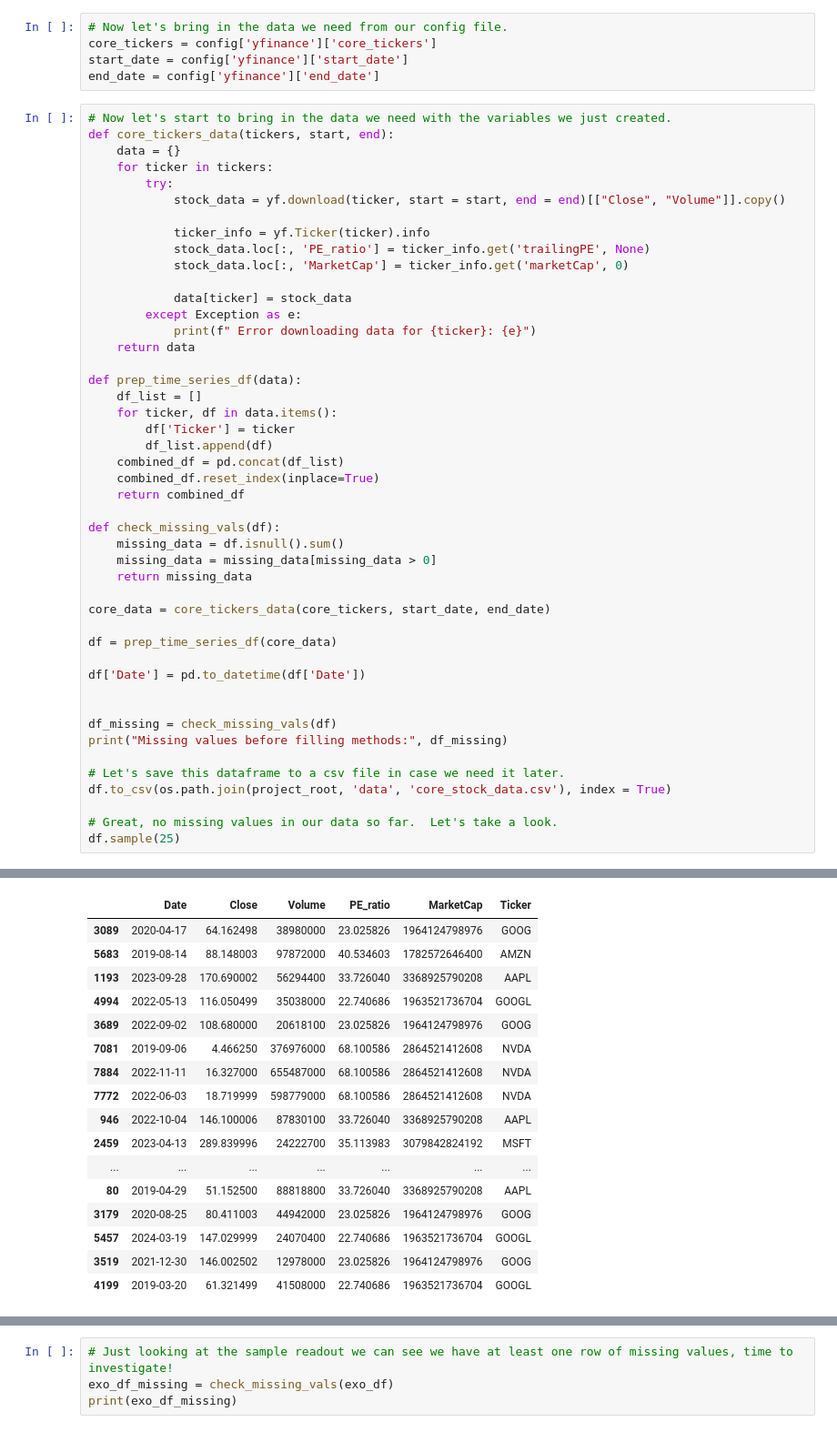
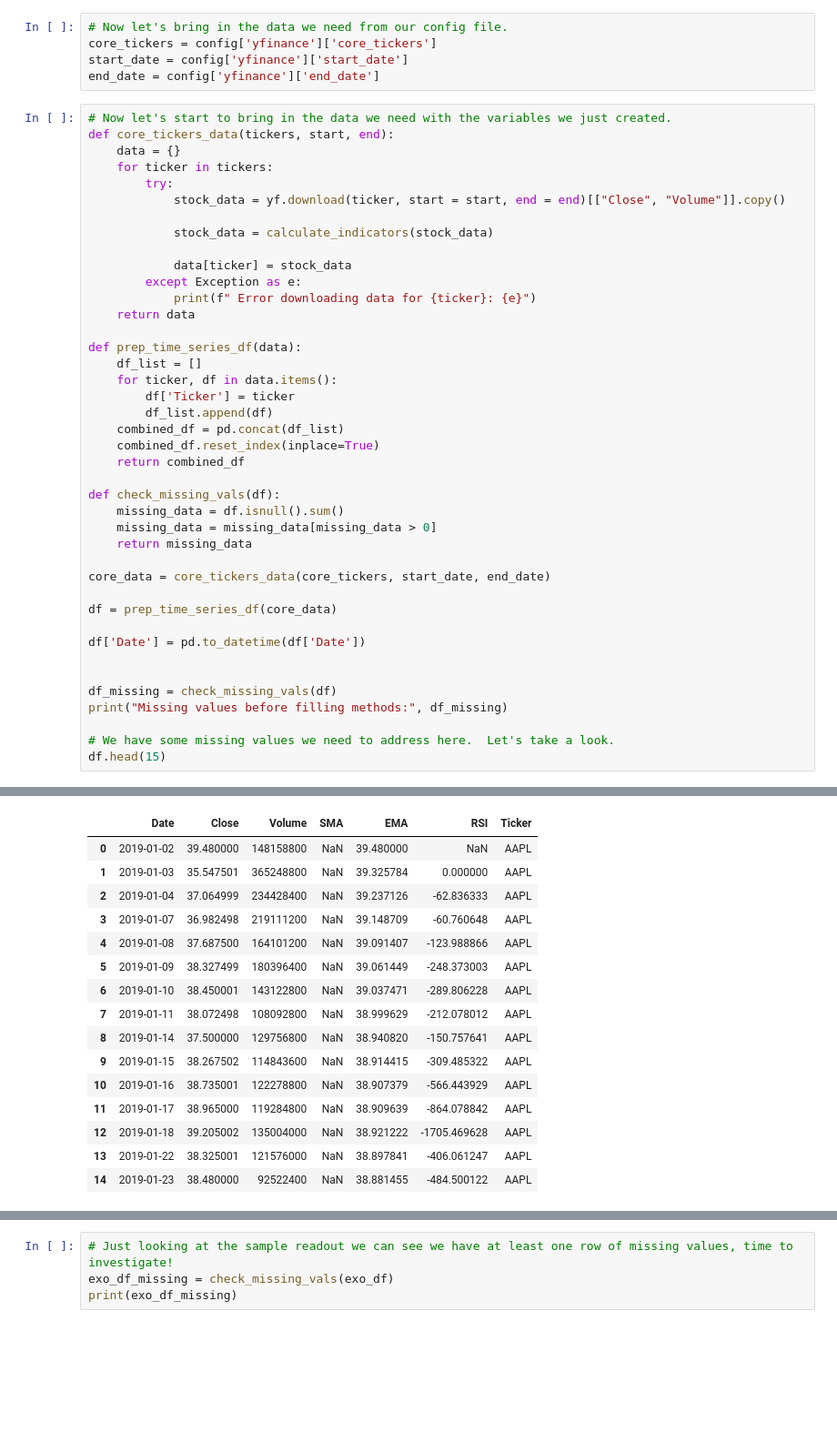
Before and after one commit to Taliwat/Portfolio-Proj-WK, a Jupyter notebook: DL-Strategies/notebooks/core_stock_analysis.ipynb, the cells around one changed output, grey strips where cells are left out. Shown at 91% size. Drawn from its saved outputs; the diff is of its cells as text; blank space fills up the shorter version.

Commit message:
finished data setup and clean, ready for eda

```diff
--- a/DL-Strategies/notebooks/core_stock_analysis.ipynb
+++ b/DL-Strategies/notebooks/core_stock_analysis.ipynb
@@ -29,9 +31,7 @@ def core_tickers_data(tickers, start, end):
         try:
             stock_data = yf.download(ticker, start = start, end = end)[["Close", "Volume"]].copy()
 
-            ticker_info = yf.Ticker(ticker).info
-            stock_data.loc[:, 'PE_ratio'] = ticker_info.get('trailingPE', None)
-            stock_data.loc[:, 'MarketCap'] = ticker_info.get('marketCap', 0)
+            stock_data = calculate_indicators(stock_data)
 
             data[ticker] = stock_data
         except Exception as e:
@@ -62,11 +62,8 @@ df['Date'] = pd.to_datetime(df['Date'])
 df_missing = check_missing_vals(df)
 print("Missing values before filling methods:", df_missing)
 
-# Let's save this dataframe to a csv file in case we need it later.
-df.to_csv(os.path.join(project_root, 'data', 'core_stock_data.csv'), index = True)
-
-# Great, no missing values in our data so far.  Let's take a look.
-df.sample(25)
+# We have some missing values we need to address here.  Let's take a look.
+df.head(15)
 # %% [output]
 [*********************100%%**********************]  1 of 1 completed
 [*********************100%%**********************]  1 of 1 completed
@@ -78,17 +77,16 @@ Missing values before filling methods: Series([], dtype: int64)
-|  | Date | Close | Volume | PE_ratio | MarketCap | Ticker |
-| 3089 | 2020-04-17 | 64.162498 | 38980000 | 23.025826 | 1964124798976 | GOOG |
-| 5683 | 2019-08-14 | 88.148003 | 97872000 | 40.534603 | 1782572646400 | AMZN |
-| 1193 | 2023-09-28 | 170.690002 | 56294400 | 33.726040 | 3368925790208 | AAPL |
-| 4994 | 2022-05-13 | 116.050499 | 35038000 | 22.740686 | 1963521736704 | GOOGL |
-| 3689 | 2022-09-02 | 108.680000 | 20618100 | 23.025826 | 1964124798976 | GOOG |
-| 7081 | 2019-09-06 | 4.466250 | 376976000 | 68.100586 | 2864521412608 | NVDA |
-| 7884 | 2022-11-11 | 16.327000 | 655487000 | 68.100586 | 2864521412608 | NVDA |
-| 7772 | 2022-06-03 | 18.719999 | 598779000 | 68.100586 | 2864521412608 | NVDA |
-| 946 | 2022-10-04 | 146.100006 | 87830100 | 33.726040 | 3368925790208 | AAPL |
-| 2459 | 2023-04-13 | 289.839996 | 24222700 | 35.113983 | 3079842824192 | MSFT |
-| ... | ... | ... | ... | ... | ... | ... |
-| 80 | 2019-04-29 | 51.152500 | 88818800 | 33.726040 | 3368925790208 | AAPL |
-| 3179 | 2020-08-25 | 80.411003 | 44942000 | 23.025826 | 1964124798976 | GOOG |
-| 5457 | 2024-03-19 | 147.029999 | 24070400 | 22.740686 | 1963521736704 | GOOGL |
-| 3519 | 2021-12-30 | 146.002502 | 12978000 | 23.025826 | 1964124798976 | GOOG |
-| 4199 | 2019-03-20 | 61.321499 | 41508000 | 22.740686 | 1963521736704 | GOOGL |
+|  | Date | Close | Volume | SMA | EMA | RSI | Ticker |
+| 0 | 2019-01-02 | 39.480000 | 148158800 | NaN | 39.480000 | NaN | AAPL |
+| 1 | 2019-01-03 | 35.547501 | 365248800 | NaN | 39.325784 | 0.000000 | AAPL |
+| 2 | 2019-01-04 | 37.064999 | 234428400 | NaN | 39.237126 | -62.836333 | AAPL |
+| 3 | 2019-01-07 | 36.982498 | 219111200 | NaN | 39.148709 | -60.760648 | AAPL |
+| 4 | 2019-01-08 | 37.687500 | 164101200 | NaN | 39.091407 | -123.988866 | AAPL |
+| 5 | 2019-01-09 | 38.327499 | 180396400 | NaN | 39.061449 | -248.373003 | AAPL |
+| 6 | 2019-01-10 | 38.450001 | 143122800 | NaN | 39.037471 | -289.806228 | AAPL |
+| 7 | 2019-01-11 | 38.072498 | 108092800 | NaN | 38.999629 | -212.078012 | AAPL |
+| 8 | 2019-01-14 | 37.500000 | 129756800 | NaN | 38.940820 | -150.757641 | AAPL |
+| 9 | 2019-01-15 | 38.267502 | 114843600 | NaN | 38.914415 | -309.485322 | AAPL |
+| 10 | 2019-01-16 | 38.735001 | 122278800 | NaN | 38.907379 | -566.443929 | AAPL |
+| 11 | 2019-01-17 | 38.965000 | 119284800 | NaN | 38.909639 | -864.078842 | AAPL |
+| 12 | 2019-01-18 | 39.205002 | 135004000 | NaN | 38.921222 | -1705.469628 | AAPL |
+| 13 | 2019-01-22 | 38.325001 | 121576000 | NaN | 38.897841 | -406.061247 | AAPL |
+| 14 | 2019-01-23 | 38.480000 | 92522400 | NaN | 38.881455 | -484.500122 | AAPL |
```
Also changed, not shown: parts of 9 cells of this notebook, 2 other files.
